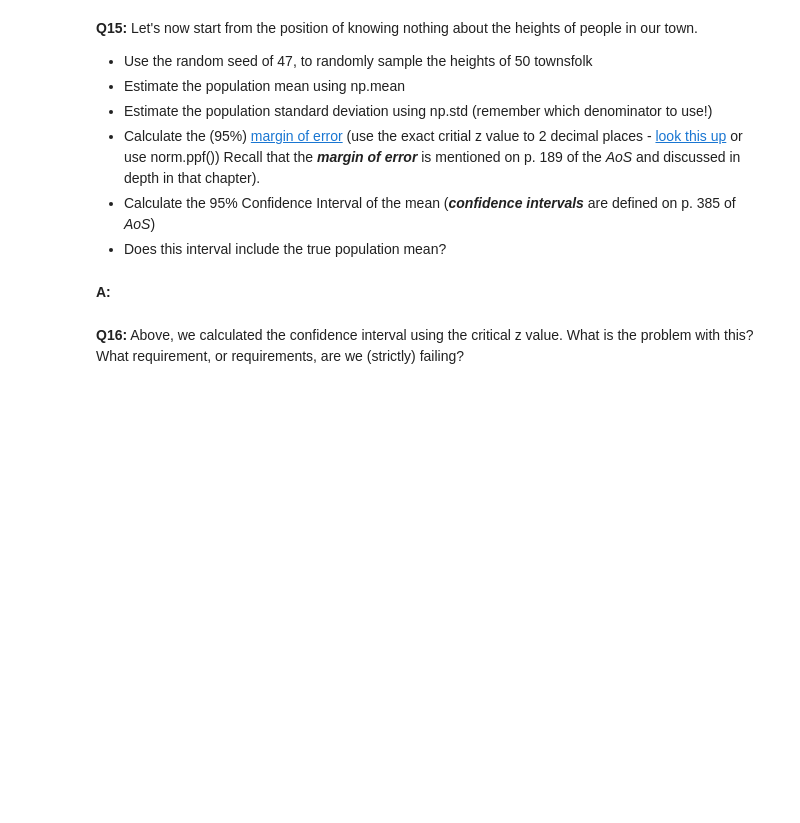
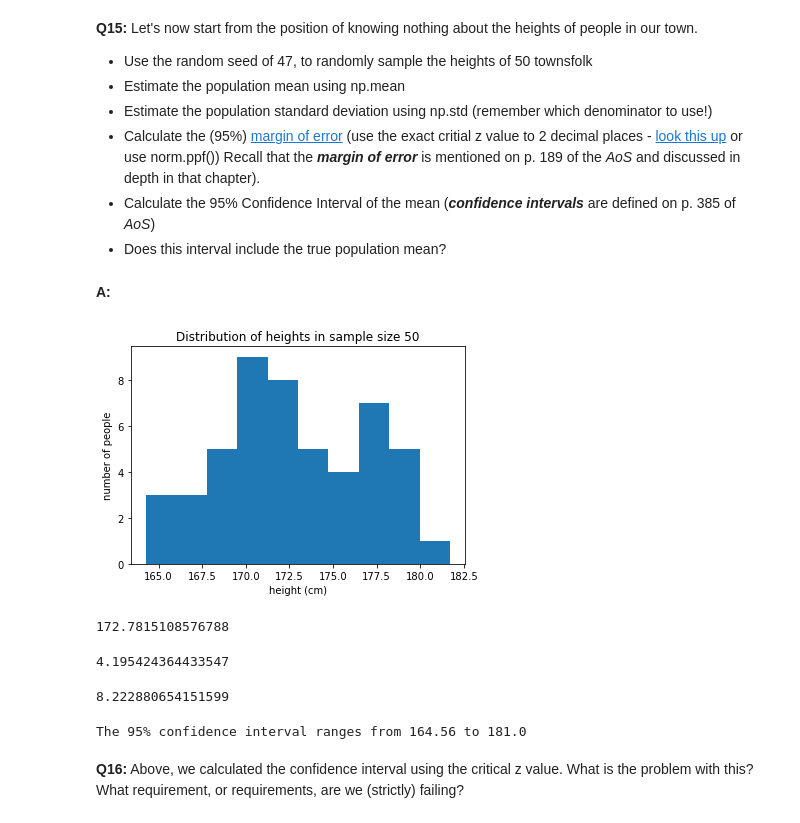
Before and after one commit to BrettlyCD/frequentist-case-study, a Jupyter notebook: Frequentist Inference Case Study - Part A (3).ipynb, the cells around one changed output. Drawn from its saved outputs; the diff is of its cells as text; code cells hidden in the pictures; blank space fills up the shorter version.

```diff
--- a/Frequentist Inference Case Study - Part A (3).ipynb
+++ b/Frequentist Inference Case Study - Part A (3).ipynb
@@ -316,2 +317,34 @@ seed(47)
+# %%
+seed(47)
+pop_new = townsfolk_sampler(50)
+# %%
+_ = plt.hist(pop_new, bins=10)
+_ = plt.xlabel('height (cm)')
+_ = plt.ylabel('number of people')
+_ = plt.title('Distribution of heights in sample size 50')
+# %% [output]
+[figure, added]
+# %%
+pop_mean = np.mean(pop_new)
+pop_mean
+# %% [output]
+172.7815108576788
+# %%
+pop_std = np.std(pop_new, ddof=1)
+pop_std
+# %% [output]
+4.195424364433547
+# %%
+pop_ppf = norm.ppf(0.975)
+interval_value = pop_ppf * pop_std
+interval_value
+# %% [output]
+8.222880654151599
+# %%
+lower_95 = pop_mean - interval_value
+upper_95 = pop_mean + interval_value
+print("The 95% confidence interval ranges from " + str(round(lower_95,2)) + " to " + str(round(upper_95,2)))
+# %% [output]
+The 95% confidence interval ranges from 164.56 to 181.0
 # %% [markdown]
 __Q16:__ Above, we calculated the confidence interval using the critical z value. What is the problem with this? What requirement, or requirements, are we (strictly) failing?
```
Also changed, not shown: parts of 4 cells of this notebook.
